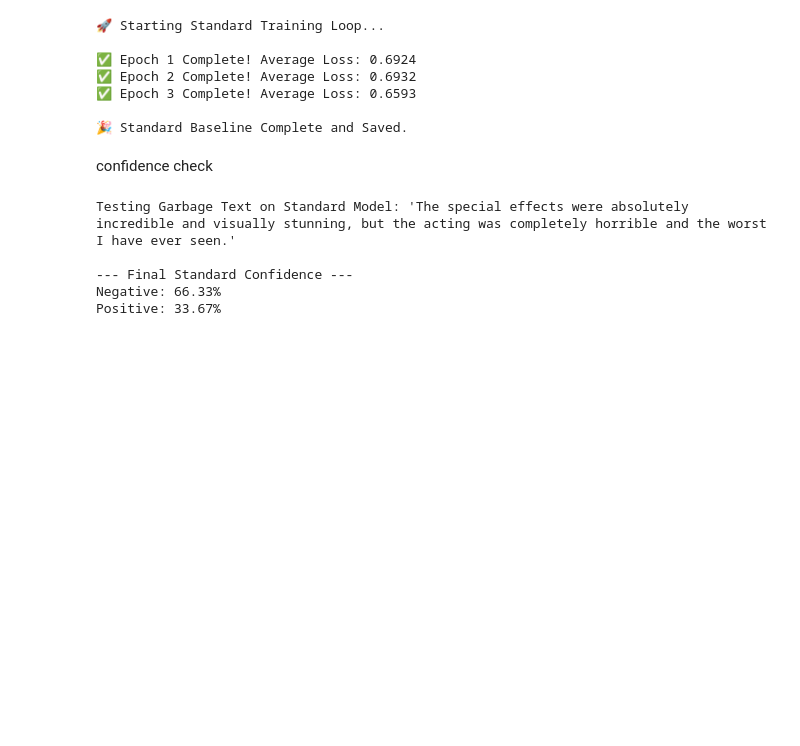
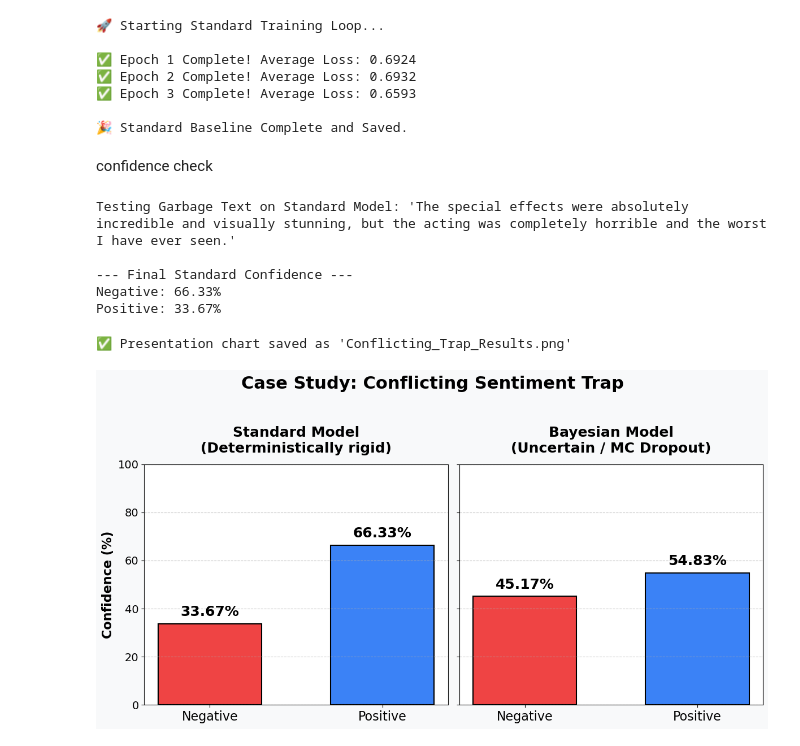
Before and after one commit to HarnoorS24/bayesian-peft-educational, a Jupyter notebook: Demo.ipynb, the cells around one changed output. Saved outputs shown, nothing was run; the diff lists cells and outputs as text; code cells hidden in the pictures; blank space fills up the shorter version.

```diff
--- a/Demo.ipynb
+++ b/Demo.ipynb
@@ -409,3 +409,52 @@ Testing Garbage Text on Standard Model: 'The special effects were absolutely inc
 --- Final Standard Confidence ---
 Negative: 66.33%
 Positive: 33.67%
+# %%
+import matplotlib.pyplot as plt
+import numpy as np
+
+# 1. The Data (From your Conflicting Text Trap)
+categories = ['Negative', 'Positive']
+standard_scores = [33.67, 66.33]  # The arrogant guess
+bayesian_scores = [45.17, 54.83]  # The calibrated/uncertain guess
+
+# 2. Presentation Styling Setup
+# We use a 12x6 size so it fits perfectly on a widescreen 16:9 presentation slide
+fig, (ax1, ax2) = plt.subplots(1, 2, figsize=(12, 6), sharey=True)
+fig.patch.set_facecolor('#f8f9fa') # Slight off-white background for slides
+
+colors = ['#ef4444', '#3b82f6'] # Presentation-safe Red and Blue
+
+# 3. Plotting the Standard Model (Left Side)
+bars1 = ax1.bar(categories, standard_scores, color=colors, width=0.6, edgecolor='black', linewidth=1.5)
+ax1.set_title('Standard Model\n(Deterministically rigid)', fontsize=18, fontweight='bold', pad=15)
+ax1.set_ylim(0, 100)
+ax1.set_ylabel('Confidence (%)', fontsize=16, fontweight='bold')
+ax1.tick_params(axis='x', labelsize=16)
+ax1.tick_params(axis='y', labelsize=14)
+ax1.grid(axis='y', linestyle='--', alpha=0.7)
+
+# 4. Plotting the Bayesian Model (Right Side)
+bars2 = ax2.bar(categories, bayesian_scores, color=colors, width=0.6, edgecolor='black', linewidth=1.5)
+ax2.set_title('Bayesian Model\n(Uncertain / MC Dropout)', fontsize=18, fontweight='bold', pad=15)
+ax2.tick_params(axis='x', labelsize=16)
+ax2.grid(axis='y', linestyle='--', alpha=0.7)
+
+# 5. Add the big percentage numbers on top of the bars
+for bars, ax in zip([bars1, bars2], [ax1, ax2]):
+    for bar in bars:
+        height = bar.get_height()
+        ax.text(bar.get_x() + bar.get_width()/2., height + 2,
+                f'{height}%', ha='center', va='bottom', fontsize=18, fontweight='bold')
+
+# 6. The Master Title
+plt.suptitle('Case Study: Conflicting Sentiment Trap', fontsize=22, fontweight='black', y=1.05)
+plt.tight_layout()
+
+# 7. Save the high-res image to your folder!
+plt.savefig('Conflicting_Trap_Results.png', dpi=300, bbox_inches='tight', facecolor=fig.get_facecolor())
+print("✅ Presentation chart saved as 'Conflicting_Trap_Results.png'")
+plt.show()
+# %% [output]
+✅ Presentation chart saved as 'Conflicting_Trap_Results.png'
+[figure, added]
```
Also changed, not shown: parts of 5 cells of this notebook.
